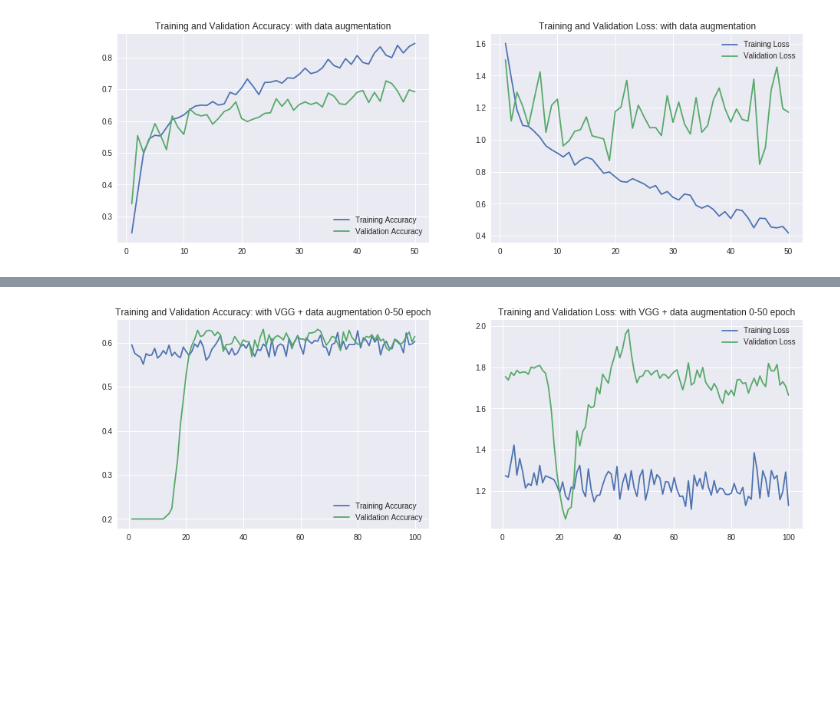
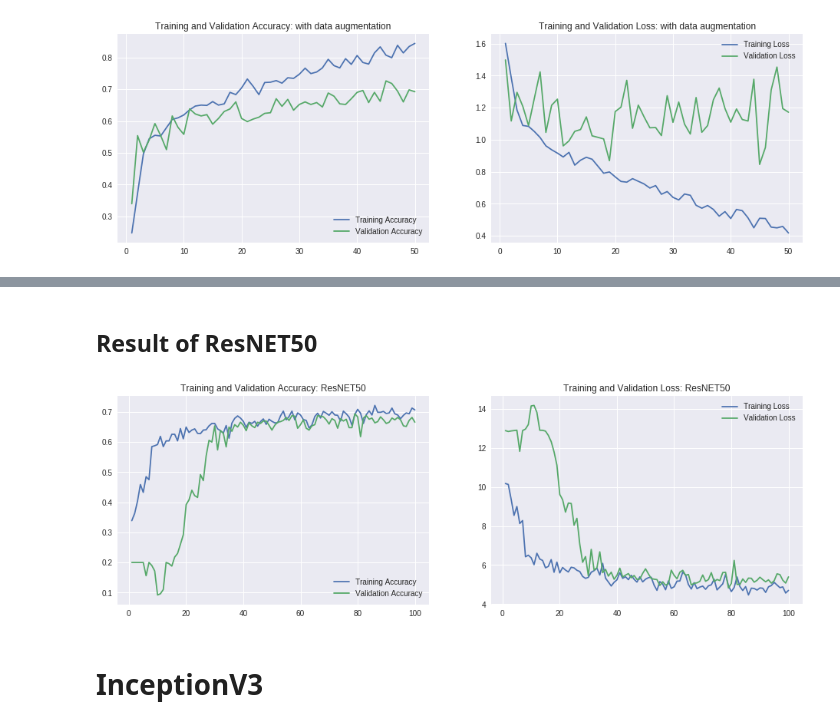
Before and after one commit to zw2497/FlowerRecognition, a Jupyter notebook: dl_hw2.ipynb, the cells around one changed output, grey strips where cells are left out. Saved outputs shown, nothing was run; the diff lists cells and outputs as text; code cells hidden in the pictures; blank space fills up the shorter version.

```diff
--- a/dl_hw2.ipynb
+++ b/dl_hw2.ipynb
@@ -424,4 +363,5 @@ plt.show()
 # %%
 from tensorflow.keras.applications import ResNet50
 # %%
-conv_res_base = ResNet50(weights='imagenet', include_top=False, input_shape=(150, 150, 3))
+resnet_base = ResNet50(weights='imagenet', include_top=False, input_shape=(150, 150, 3))
+resnet_base.trainable = False
@@ -462,3 +368,6 @@ Found 500 images belonging to 5 classes.
+# %%
+model2 = Sequential([resnet_base, Flatten(), Dense(256, activation='relu'), Dense(5, activation='softmax')])
+model2.compile(optimizer='adam', loss='sparse_categorical_crossentropy', metrics=['accuracy'])
 # %%
 model2.summary()
 # %% [output]
@@ -478,11 +387,12 @@ Trainable params: 26,217,477
 Non-trainable params: 23,587,712
 _________________________________________________________________
 # %%
-history1 = model2.fit_generator(
+EPOCHS = 100
+history2 = model2.fit_generator(
       train_data_gen,
       steps_per_epoch=int(np.ceil(total_train / float(BATCH_SIZE))),
       epochs=EPOCHS,
       validation_data=val_data_gen,
       validation_steps=int(np.ceil(total_val / float(BATCH_SIZE))),
-      verbose=2)
+)
 # %% [output]
@@ -506,24 +416,28 @@ Epoch 50/50
+# %% [markdown]
+## Result of ResNET50
 # %%
-acc += history1.history['acc']
-val_acc += history1.history['val_acc']
+acc = history2.history['acc']
+val_acc = history2.history['val_acc']
 
-loss += history1.history['loss']
-val_loss += history1.history['val_loss']
+loss = history2.history['loss']
+val_loss = history2.history['val_loss']
 
-epochs_range = range(1, EPOCHS + 51)
+epochs_range = range(1, EPOCHS + 1)
 
 plt.figure(figsize=(16, 5))
 plt.subplot(1, 2, 1)
 plt.plot(epochs_range, acc, label='Training Accuracy')
 plt.plot(epochs_range, val_acc, label='Validation Accuracy')
 plt.legend(loc='lower right')
-plt.title('Training and Validation Accuracy: with VGG + data augmentation 0-50 epoch')
+plt.title('Training and Validation Accuracy: ResNET50')
 
 plt.subplot(1, 2, 2)
 plt.plot(epochs_range, loss, label='Training Loss')
 plt.plot(epochs_range, val_loss, label='Validation Loss')
 plt.legend(loc='upper right')
-plt.title('Training and Validation Loss: with VGG + data augmentation 0-50 epoch')
+plt.title('Training and Validation Loss: ResNET50')
 plt.show()
 # %% [output]
-[figure, old version]
+[figure, new version]
+# %% [markdown]
+# InceptionV3
```
Also changed, not shown: parts of 48 cells of this notebook.
